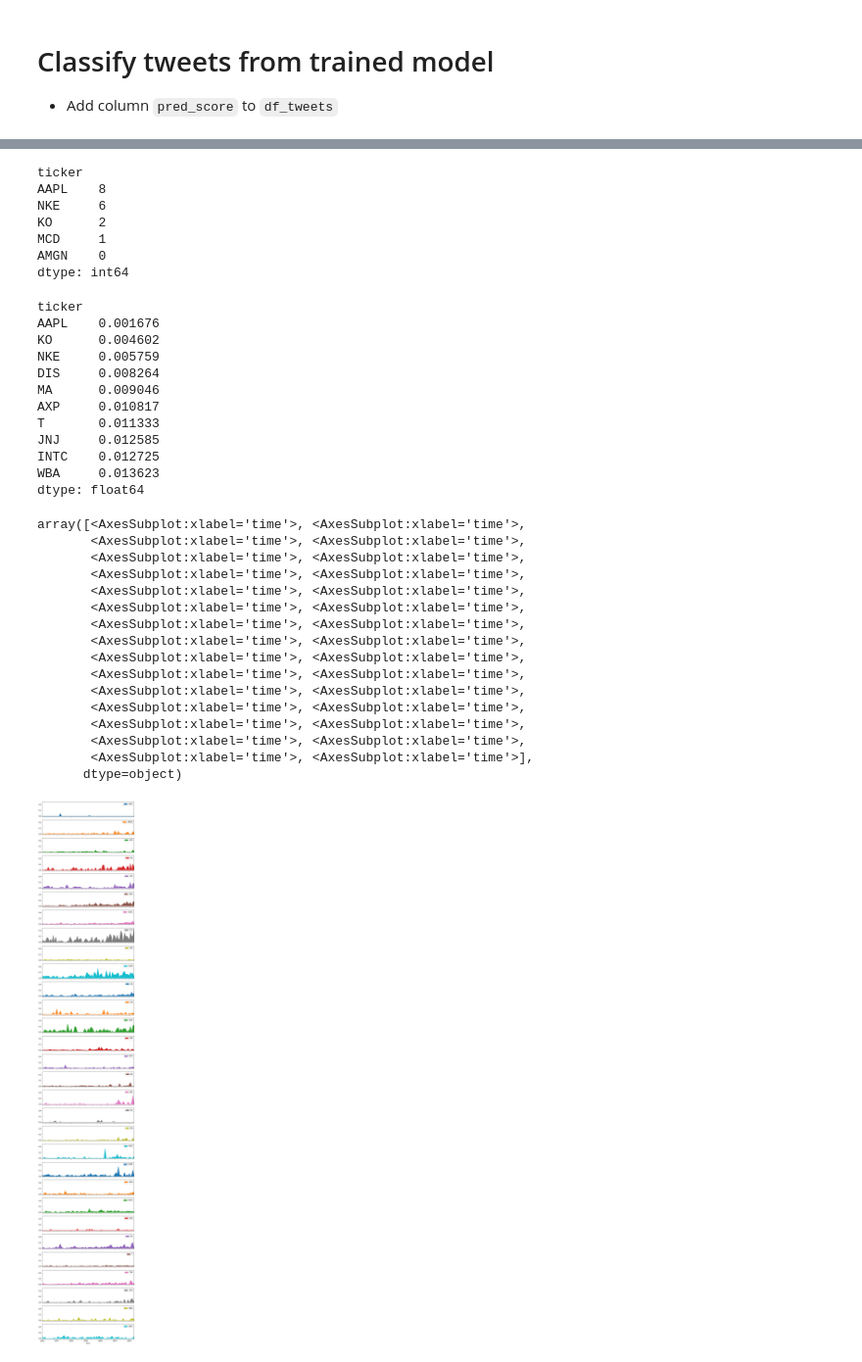
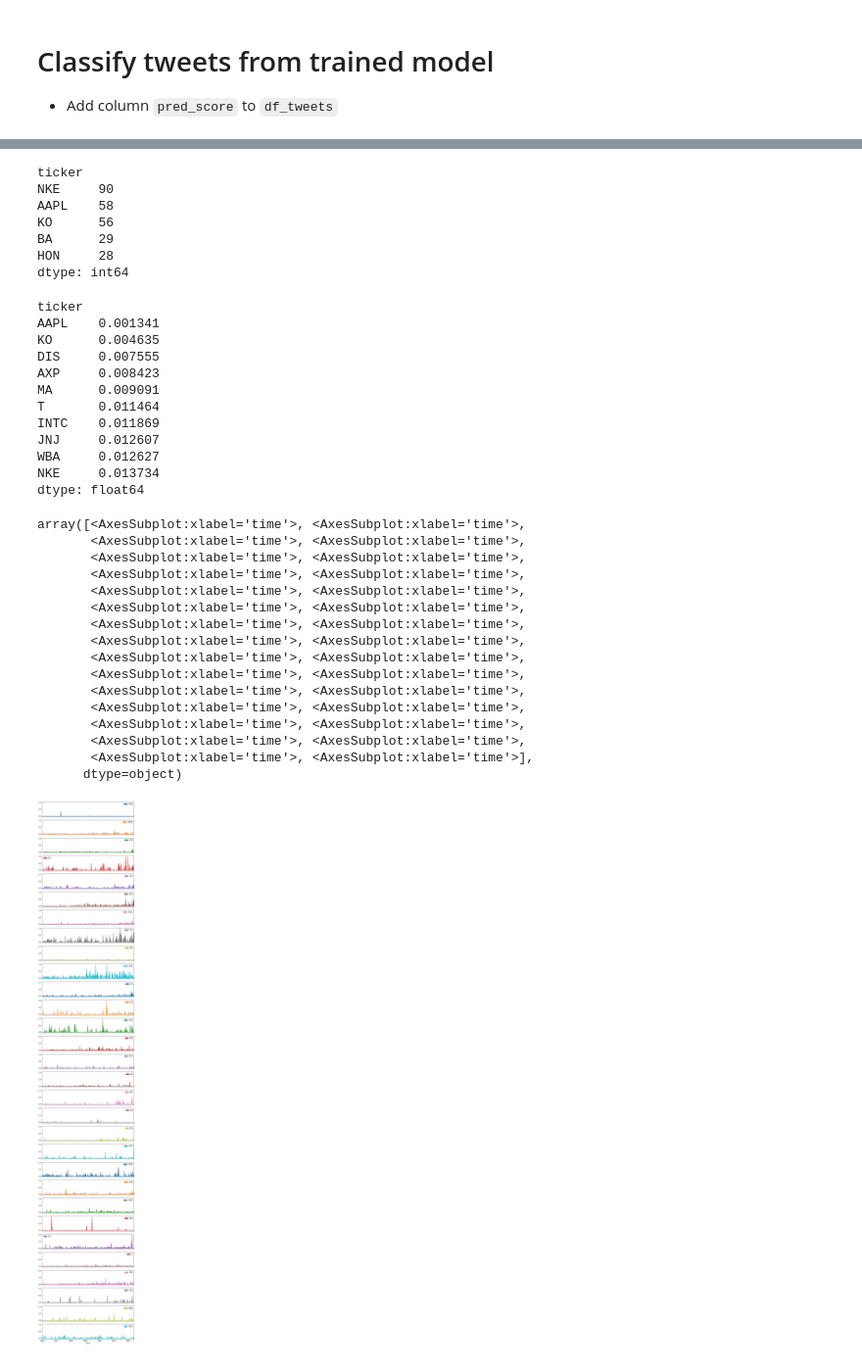
Before and after one commit to newton108/esg-frontier, a Jupyter notebook: tweets.ipynb, the cells around one changed output, grey strips where cells are left out. Shown: that part at 98% size. Saved outputs shown, nothing was run; the diff lists cells and outputs as text; code cells hidden in the pictures.

```diff
--- a/tweets.ipynb
+++ b/tweets.ipynb
@@ -127,49 +127,50 @@ df = df_tweets.pivot(index=['id', 'time'], columns='ticker',values='pred_score')
 
 # after pivot, df contain lots of NaN, which will be excluded after aggregate
 
-df = df.groupby(pd.Grouper(freq='M', level='time')).aggregate(esg_score, threshold = 0.52)
+df_month = df.groupby(pd.Grouper(freq='M', level='time')).aggregate(esg_score, threshold = 0.52)
+df_week = df.groupby(pd.Grouper(freq='W', level='time')).aggregate(esg_score, threshold = 0.52)
 # %%
-df.isnull().sum().sort_values(ascending=False).head()
+df_week.isnull().sum().sort_values(ascending=False).head()
 # %% [output]
 ticker
-AAPL    8
-NKE     6
-KO      2
-MCD     1
-AMGN    0
+NKE     90
+AAPL    58
+KO      56
+BA      29
+HON     28
 dtype: int64
 # %%
-df.mean().sort_values().head(10)
+df_week.mean().sort_values().head(10)
 # %% [output]
 ticker
-AAPL    0.001676
-KO      0.004602
-NKE     0.005759
-DIS     0.008264
-MA      0.009046
-AXP     0.010817
-T       0.011333
-JNJ     0.012585
-INTC    0.012725
-WBA     0.013623
+AAPL    0.001341
+KO      0.004635
+DIS     0.007555
+AXP     0.008423
+MA      0.009091
+T       0.011464
+INTC    0.011869
+JNJ     0.012607
+WBA     0.012627
+NKE     0.013734
 dtype: float64
 # %%
-df.plot.area(subplots=True, figsize=(10, 60), sharey=True)
+df_week.plot.area(subplots=True, figsize=(10, 60), sharey=True)
 # %% [output]
 array([<AxesSubplot:xlabel='time'>, <AxesSubplot:xlabel='time'>,
        <AxesSubplot:xlabel='time'>, <AxesSubplot:xlabel='time'>,
        <AxesSubplot:xlabel='time'>, <AxesSubplot:xlabel='time'>,
        <AxesSubplot:xlabel='time'>, <AxesSubplot:xlabel='time'>,
        <AxesSubplot:xlabel='time'>, <AxesSubplot:xlabel='time'>,
        <AxesSubplot:xlabel='time'>, <AxesSubplot:xlabel='time'>,
        <AxesSubplot:xlabel='time'>, <AxesSubplot:xlabel='time'>,
        <AxesSubplot:xlabel='time'>, <AxesSubplot:xlabel='time'>,
        <AxesSubplot:xlabel='time'>, <AxesSubplot:xlabel='time'>,
        <AxesSubplot:xlabel='time'>, <AxesSubplot:xlabel='time'>,
        <AxesSubplot:xlabel='time'>, <AxesSubplot:xlabel='time'>,
        <AxesSubplot:xlabel='time'>, <AxesSubplot:xlabel='time'>,
        <AxesSubplot:xlabel='time'>, <AxesSubplot:xlabel='time'>,
        <AxesSubplot:xlabel='time'>, <AxesSubplot:xlabel='time'>,
        <AxesSubplot:xlabel='time'>, <AxesSubplot:xlabel='time'>],
       dtype=object)
-[figure, old version]
+[figure, new version]
```
Also changed, not shown: parts of 4 cells of this notebook, 5 other files.
